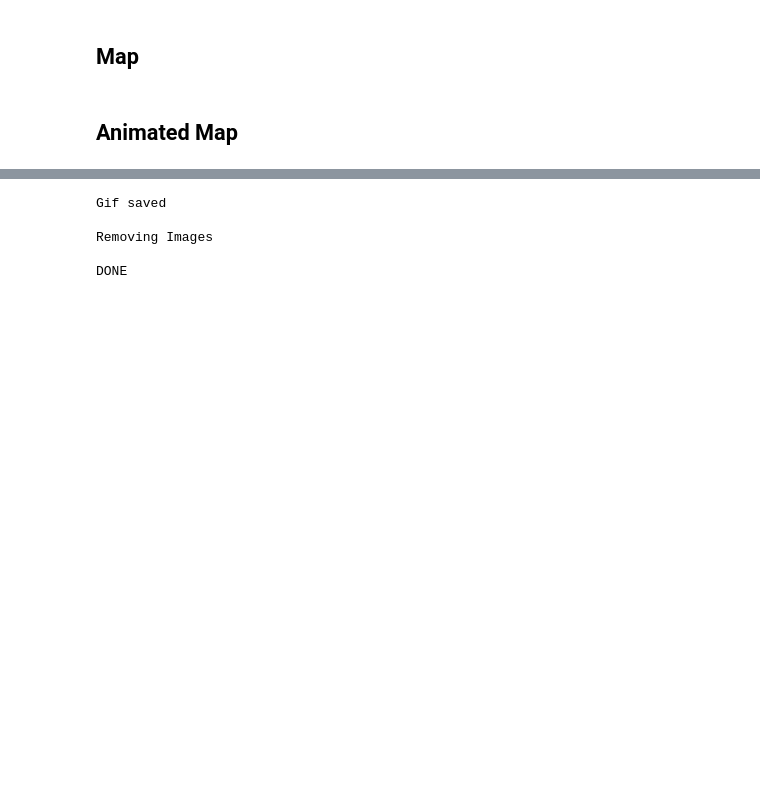
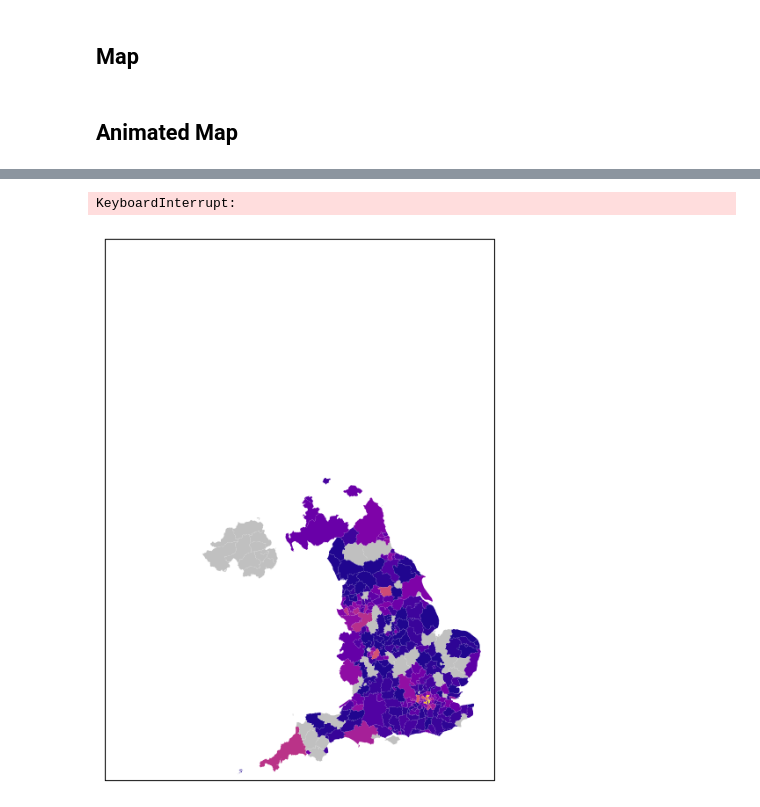
Before and after one commit to groegercesg/TownHallRichList, a Jupyter notebook: map_create.ipynb, the cells around one changed output, grey strips where cells are left out. Cells and saved outputs as stored; diff of their text form; code cells hidden in the pictures; blank space fills up the shorter version.

Commit message:
Started work on dynamic moving version

```diff
--- a/map_create.ipynb
+++ b/map_create.ipynb
@@ -19,13 +19,11 @@ import imageio
 # %% [markdown]
 ## Map
 # %%
-def make_map(data_df, title, scale_max, filepath):
+def make_map(council_dict, title, scale_max, filepath):
     fig = plt.figure(figsize=(6,8), dpi=100)
     projectionPARAM = ccrs.TransverseMercator(central_longitude=-2.0, central_latitude=49.0, false_easting=400000.0, false_northing=-100000.0, scale_factor=0.9996012717, approx=False)
     ax = fig.add_subplot(1, 1, 1, projection=projectionPARAM)
     ax.set_extent([-10.75, 2, 49.75, 61])
-
-    council_dict = (data_df[['Council', 'count_people']].set_index('Council').T.to_dict('records'))[0]
 
     # Downloaded from: https://geoportal.statistics.gov.uk/datasets/ons::local-authority-districts-may-2021-uk-bfe-1/about
     area_file = os.path.join(os.getcwd(), 'shapefiles', 'Local_Authority_Districts_May_2021_UK_BFE', 'LAD_MAY_2021_UK_BFE_V2.shp')
@@ -68,8 +66,8 @@ def make_map(data_df, title, scale_max, filepath):
     fig.suptitle(title, fontsize=16)
 
     # Print statistics
-    print("We used " + str(round((council_entry_used/len(council_dict))*100, 2)) + "% of the council_entries")
-    print("This was " + str(len(council_dict) - council_entry_used) + " councils that we couldn't match to the Shapefile")
+#     print("We used " + str(round((council_entry_used/len(council_dict))*100, 2)) + "% of the council_entries")
+#     print("This was " + str(len(council_dict) - council_entry_used) + " councils that we couldn't match to the Shapefile")
 
     # Create unused councils
     unused_councils = list(set(council_dict.keys()) - set(used_councils))
@@ -85,10 +85,20 @@ def make_map(data_df, title, scale_max, filepath):
 # %% [markdown]
 ## Animated Map
+# %%
+def create_pickle_path(year):
+    start_year = 2000
+    return str(start_year + year) + "_" + str(year + 1)
+
+def create_council_dict_from_pickle_path(pickle_path):
+    data_df = pd.read_pickle("pickles/" + str(pickle_path) + ".pkl")
+    council_dict = (data_df[['Council', 'count_people']].set_index('Council').T.to_dict('records'))[0]
+    return council_dict
 # %%
 # TODO: Make version that fades between years!
-n_frames = 10
+n_frames = 3
 start_year = 2000
 
+print("Creating Max for the scale")
 # Create MAX for scale
 current_max = -1
 for i in range(11, 22):
@@ -106,24 +116,46 @@ print("Max determined on scale is: " + str(current_max))
 print('Creating charts\n')
 filenames = []
 all_unused_councils = []
-for i in range(11, 22):
-    pickle_path = str(start_year+i) + "_" + str(i+1)
+year_list = list(range(11, 22))
+for index in np.arange(0, len(year_list)-1):
+    start_year = year_list[index]
+    next_year = year_list[index + 1]
 
-    data_df = pd.read_pickle("pickles/" + str(pickle_path) + ".pkl")
+    current_pickle_path = create_pickle_path(start_year)
+    print("This pickle path is: " + str(current_pickle_path))
+    next_pickle_path = create_pickle_path(next_year)
 
-    filename = f'temporary_images/frame_{pickle_path}.png'
-    unused_councils = make_map(data_df, pickle_path.replace("_", " - "), current_max, filename)
+    current_council_dict = create_council_dict_from_pickle_path(current_pickle_path)
+    next_council_dict = create_council_dict_from_pickle_path(next_pickle_path)
 
-    for j in np.arange(0, n_frames + 1):
-        filenames.append(filename)
-        # last frame of each viz stays longer
-        if (j == n_frames):
+    # calculate the distance to the next position
+    #council_dict_path = next_council_dict - current_council_dict
+    transition_council_dict = {key: next_council_dict[key] - current_council_dict.get(key, 0) for key in next_council_dict}
+
+    # Make different steps of images
+    for i in np.arange(0, n_frames + 1):
+        print("Doing Frame: " + str(i))
+        # divide the distance by the number of frames
+        # and multiply it by the current frame number
+        count_dict_temp = {k: (v + (transition_council_dict.get(k, 0) / n_frames) * i)  for k, v in current_council_dict.items()}
+
+        # create filename
+        filename = f'temporary_images/frame_{index}_{i}.png'
+
+        # first frame of each viz stays longer
+        if (i == 0):
+            unused_councils = make_map(current_council_dict, pickle_path.replace("_", " - "), current_max, filename)
+
             for i in range(5):
                 filenames.append(filename)
+        else:
+            unused_councils = make_map(count_dict_temp, " ", current_max, filename)
+            # build file name and append to list of file names
+            filenames.append(filename)
 
     all_unused_councils.append(unused_councils)
 
-    print("Completed: " + str(pickle_path))
+    print("Completed: " + str(current_pickle_path))
 
 print('Charts saved\n')
 # Build GIF
@@ -159,8 +191,5 @@ Creating gif
-Gif saved
-
-Removing Images
-
-DONE
+KeyboardInterrupt:
+[figure, added]
 # %%
 # Create list of available councils
 # Downloaded from: https://geoportal.statistics.gov.uk/datasets/ons::local-authority-districts-may-2021-uk-bfe-1/about
```
Also changed, not shown: parts of 4 cells of this notebook, 1 other file.
